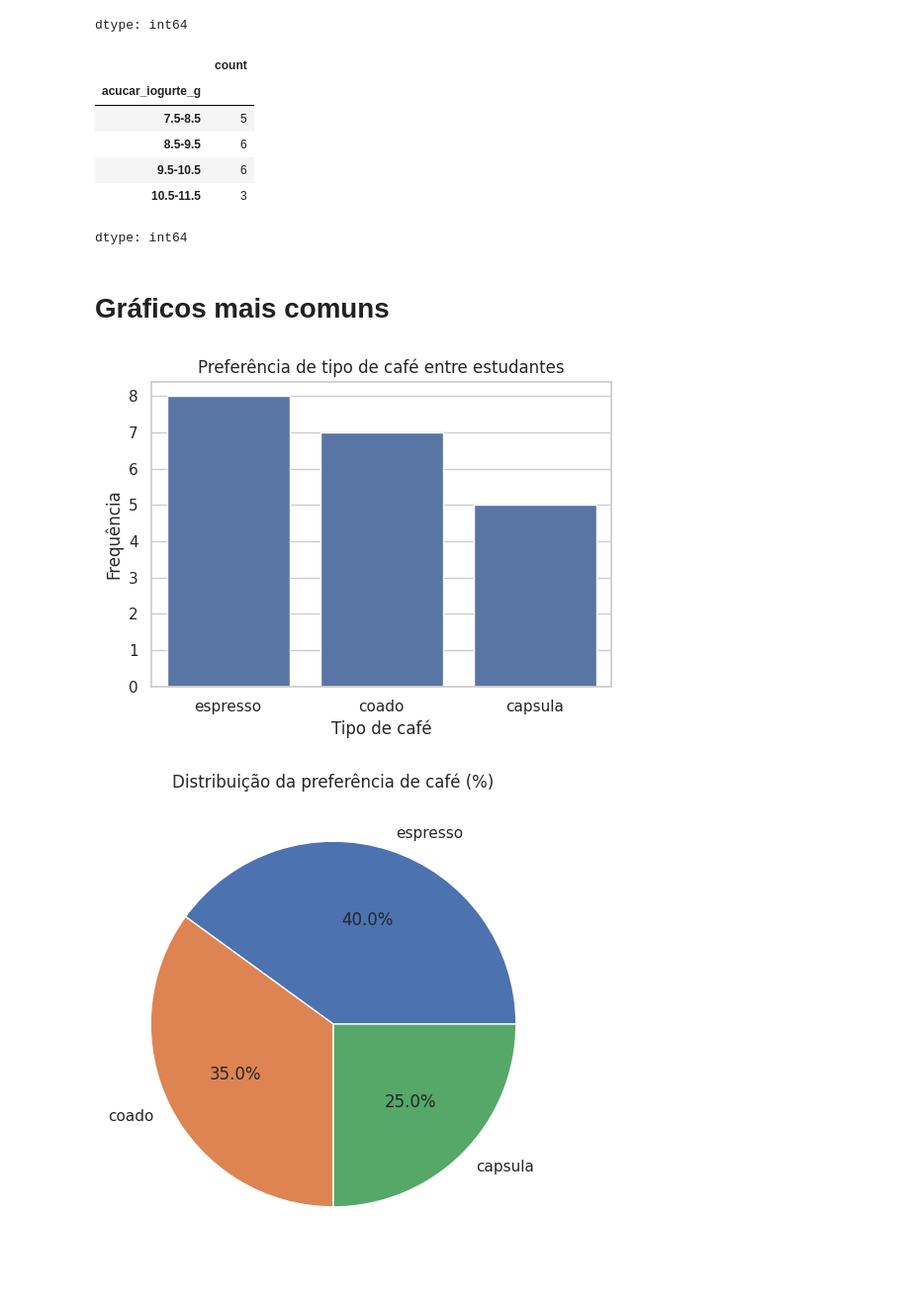
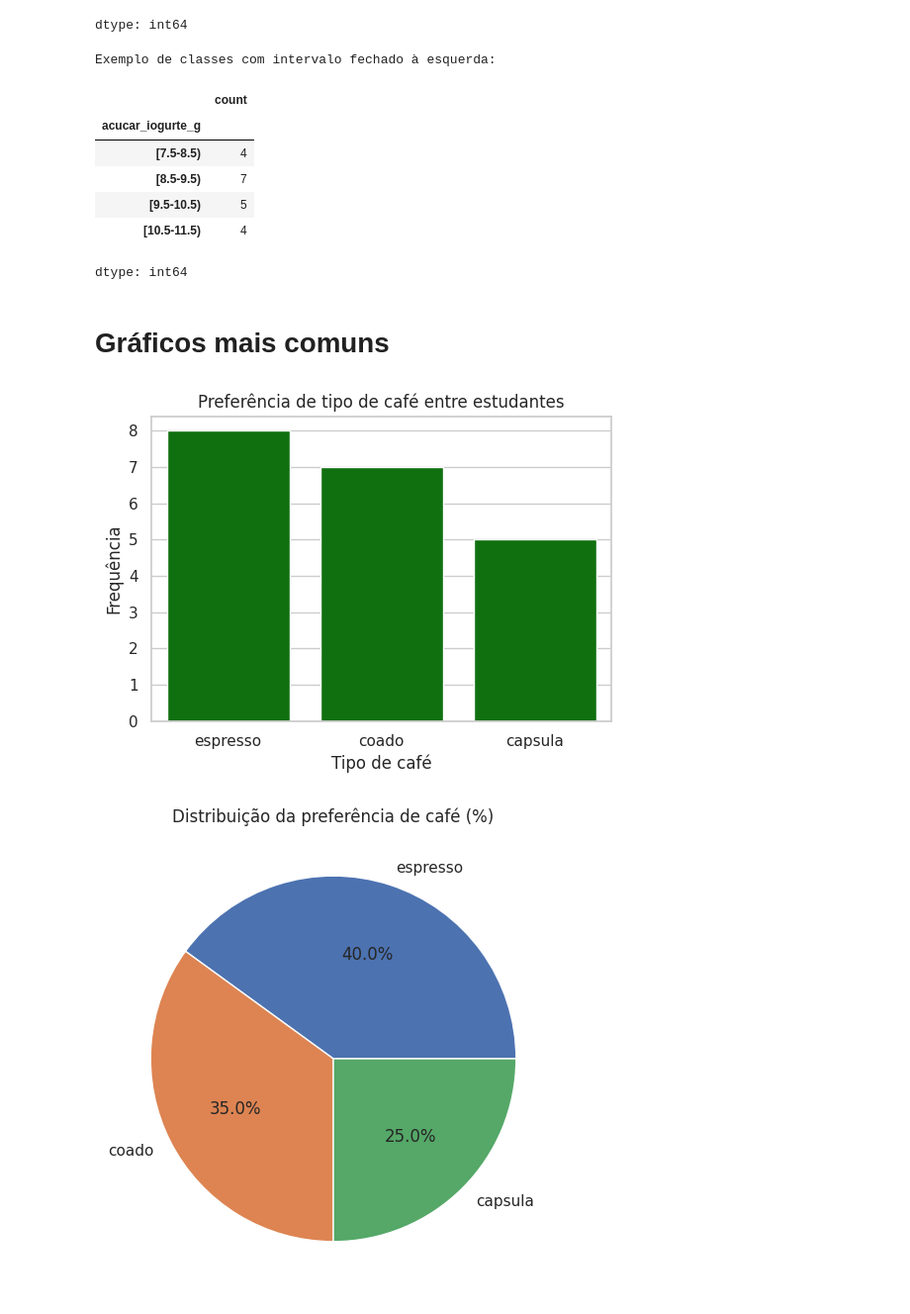
Before and after one commit to clobos/Alimentos_2026, a Jupyter notebook: semana02.ipynb, the cells around one changed output. Shown at 99% size. Cells and saved outputs as stored; diff of their text form; code cells hidden in the pictures.

```diff
--- a/semana02.ipynb
+++ b/semana02.ipynb
@@ -91,21 +102,23 @@ freq_xic
 | 4 | 2 |
 dtype: int64
 # %%
-# Criando classes de açúcar do iogurte (em g)
-classes_acucar = pd.cut(dados["acucar_iogurte_g"],
-                        bins=[7.5, 8.5, 9.5, 10.5, 11.5],
-                        labels=["7.5-8.5", "8.5-9.5", "9.5-10.5", "10.5-11.5"])
+print('Exemplo de classes com intervalo fechado à esquerda:')
+classes_acucar_esquerda_fechada = pd.cut(dados["acucar_iogurte_g"],
+                                       bins=[7.5, 8.5, 9.5, 10.5, 11.5],
+                                       labels=["[7.5-8.5)", "[8.5-9.5)", "[9.5-10.5)", "[10.5-11.5)"],
+                                       right=False)
 
-freq_acucar = classes_acucar.value_counts().sort_index()
-freq_acucar
+freq_acucar_esquerda_fechada = classes_acucar_esquerda_fechada.value_counts().sort_index()
+freq_acucar_esquerda_fechada
 # %% [output]
+Exemplo de classes com intervalo fechado à esquerda:
 |  | count |
 | acucar_iogurte_g |  |
-| 7.5-8.5 | 5 |
-| 8.5-9.5 | 6 |
-| 9.5-10.5 | 6 |
-| 10.5-11.5 | 3 |
+| [7.5-8.5) | 4 |
+| [8.5-9.5) | 7 |
+| [9.5-10.5) | 5 |
+| [10.5-11.5) | 4 |
-dtype: int64
+dtype: int64
 # %% [markdown]
 # Gráficos mais comuns
 # %%
@@ -118,13 +131,13 @@ sns.set(style="whitegrid")
 # %%
 # Usando Seaborn (recomendado para iniciantes)
 plt.figure(figsize=(6,4))
-sns.countplot(data=dados, x="preferencia_cafe")
+sns.countplot(data=dados, x="preferencia_cafe", color="green")
 plt.title("Preferência de tipo de café entre estudantes")
 plt.xlabel("Tipo de café")
 plt.ylabel("Frequência")
 plt.show()
 # %% [output]
-[figure, old version]
+[figure, new version]
 # %%
 freq_cafe = dados["preferencia_cafe"].value_counts()
 
```
Also changed, not shown: parts of 5 cells of this notebook.
